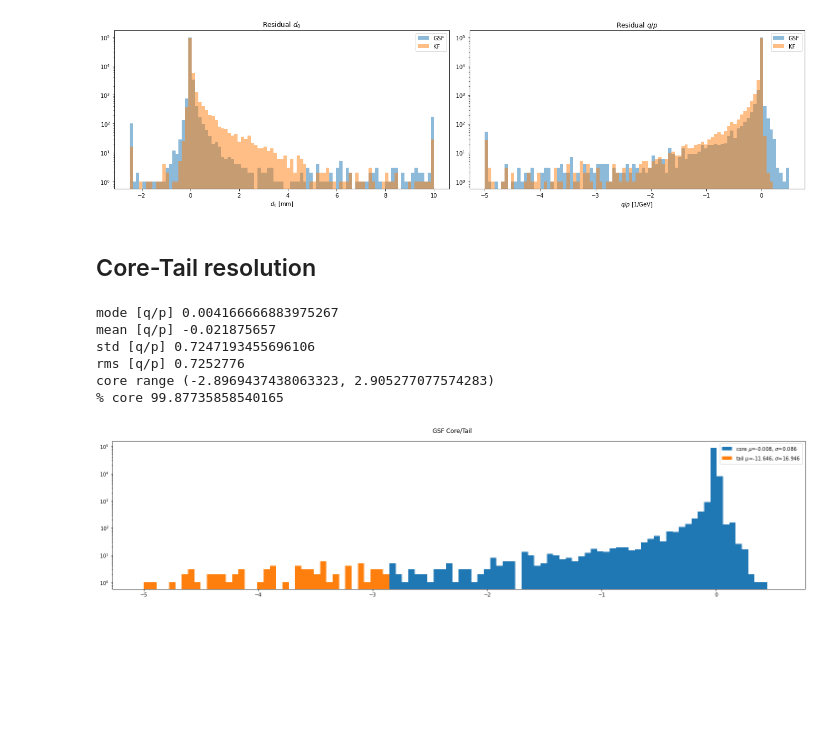
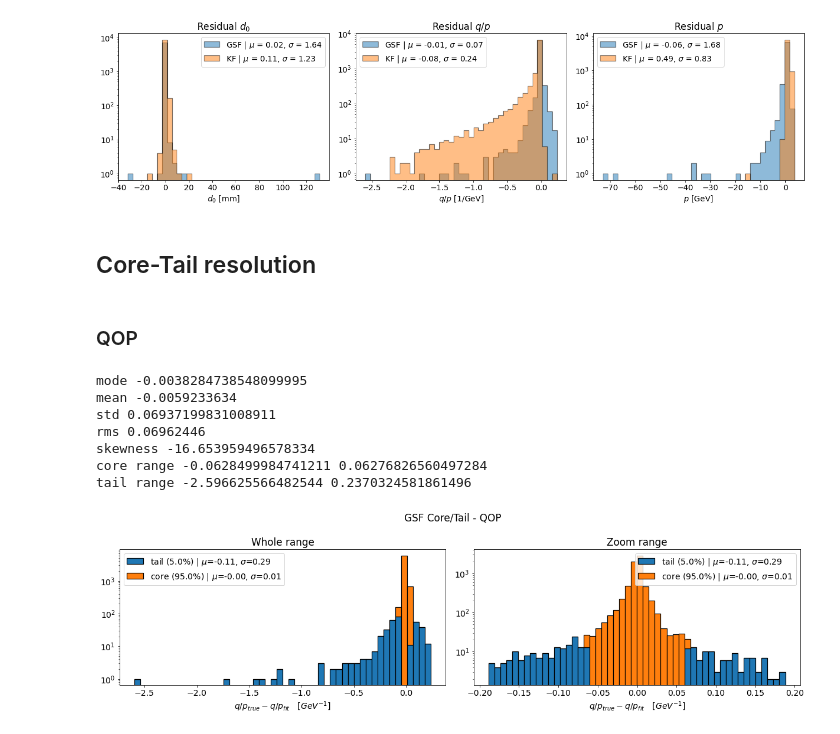
Before and after one commit to benjaminhuth/acts-gsf-scripts, a Jupyter notebook: notebooks/analysis_core_tail.ipynb, the cells around one changed output. Drawn from its saved outputs; the diff is of its cells as text; code cells hidden in the pictures; blank space fills up the shorter version.

```diff
--- a/notebooks/analysis_core_tail.ipynb
+++ b/notebooks/analysis_core_tail.ipynb
@@ -25,0 +47,10 @@ summary_kf = summary_to_df(summary_kf_root, keys)
+# %%
+fig, axes = plt.subplots(2,3,figsize=(22,6))
+
+for ax, key in zip(axes.flatten(), ['res_eLOC0_fit', 'res_eLOC1_fit', 'res_ePHI_fit', 'res_eTHETA_fit', 'res_eQOP_fit', 'res_eT_fit']):
+    ax.hist(summary_gsf[key], bins='rice')
+    ax.set_yscale('log')
+    ax.set_title(key[5:][:-4])
+
+fig.suptitle("GSF")
+fig.tight_layout()
@@ -25,0 +59,10 @@ summary_kf = summary_to_df(summary_kf_root, keys)
+# %%
+fig, axes = plt.subplots(2,3,figsize=(22,6))
+
+for ax, key in zip(axes.flatten(), ['res_eLOC0_fit', 'res_eLOC1_fit', 'res_ePHI_fit', 'res_eTHETA_fit', 'res_eQOP_fit', 'res_eT_fit']):
+    ax.hist(summary_kf[key], bins='rice')
+    ax.set_yscale('log')
+    ax.set_title(key[5:][:-4])
+
+fig.suptitle("KF")
+fig.tight_layout()
@@ -26,19 +71,30 @@ summary_kf = summary_to_df(summary_kf_root, keys)
+# %%
+summary_gsf["res_eP_fit"] = summary_gsf["t_p"] - abs(1./summary_gsf["eQOP_fit"])
+summary_kf["res_eP_fit"] = summary_kf["t_p"] - abs(1./summary_kf["eQOP_fit"])
 # %%
-fig, axes = plt.subplots(1,2, figsize=(18,5))
+fig, axes = plt.subplots(1,3, figsize=(18,5))
 
-for ax, key, clip, coor, unit in zip(axes, ["res_eLOC0_fit", "res_eQOP_fit"], [(-2.5,10), (-5.,.5)], ["$d_0$", "$q/p$"], ["mm", "1/GeV"]):
+for ax, key, coor, unit, legend_loc in zip(axes,
+                                           ["res_eLOC0_fit", "res_eQOP_fit", "res_eP_fit"],
+                                           ["$d_0$", "$q/p$", "$p$"],
+                                           ["mm", "1/GeV", "GeV"],
+                                           ["upper right", "upper left", "upper left"]):
     bins="rice"
 
+
     for df, fitter in zip([summary_gsf, summary_kf], ["GSF", "KF"]):
-        _, bins, _ = ax.hist(np.clip(df[key], *clip), bins=bins, label=fitter, alpha = 0.5)
+        fit = norm.fit(df[key])
+
+        label = "{} | $\mu$ = {:.2f}, $\sigma$ = {:.2f}".format(fitter, *fit)
+        _, bins, _ = ax.hist(df[key], bins=bins, label=label, alpha = 0.5, histtype='stepfilled', linewidth=1.2, edgecolor='black')
         ax.set_title("Residual {}".format(coor))
-        ax.legend()
+        ax.legend(loc=legend_loc)
         ax.set_yscale('log')
         ax.set_xlabel("{} [{}]".format(coor, unit))
 
 fig.tight_layout()
 # %% [output]
-[figure, old version]
+[figure, new version]
 # %% [markdown]
 ## Core-Tail resolution
 # %%
@@ -80,15 +160,20 @@ def analyse_core_tail(df, n_rms=3):
 
     return fig, ax
+# %% [markdown]
+### QOP
 # %%
-fig, ax = analyse_core_tail(summary_gsf, n_rms=4)
-fig.suptitle("GSF Core/Tail")
+fig, axes = analyse_core_tail(summary_gsf, "res_eQOP_fit")
+for ax in axes:
+    ax.set_xlabel("$q/p_{true} - q/p_{fit} \quad [GeV^{-1}]$")
+fig.suptitle("GSF Core/Tail - QOP")
 fig.tight_layout()
 # %% [output]
-mode [q/p] 0.004166666883975267
-mean [q/p] -0.021875657
-std [q/p] 0.7247193455696106
-rms [q/p] 0.7252776
-core range (-2.8969437438063323, 2.905277077574283)
-% core 99.87735858540165
+mode -0.0038284738548099995
+mean -0.0059233634
+std 0.06937199831008911
+rms 0.06962446
+skewness -16.653959496578334
+core range -0.0628499984741211 0.06276826560497284
+tail range -2.596625566482544 0.2370324581861496
-[figure, old version]
+[figure, new version]
 # %%
```
Also changed, not shown: parts of 14 cells of this notebook, 6 other files.
